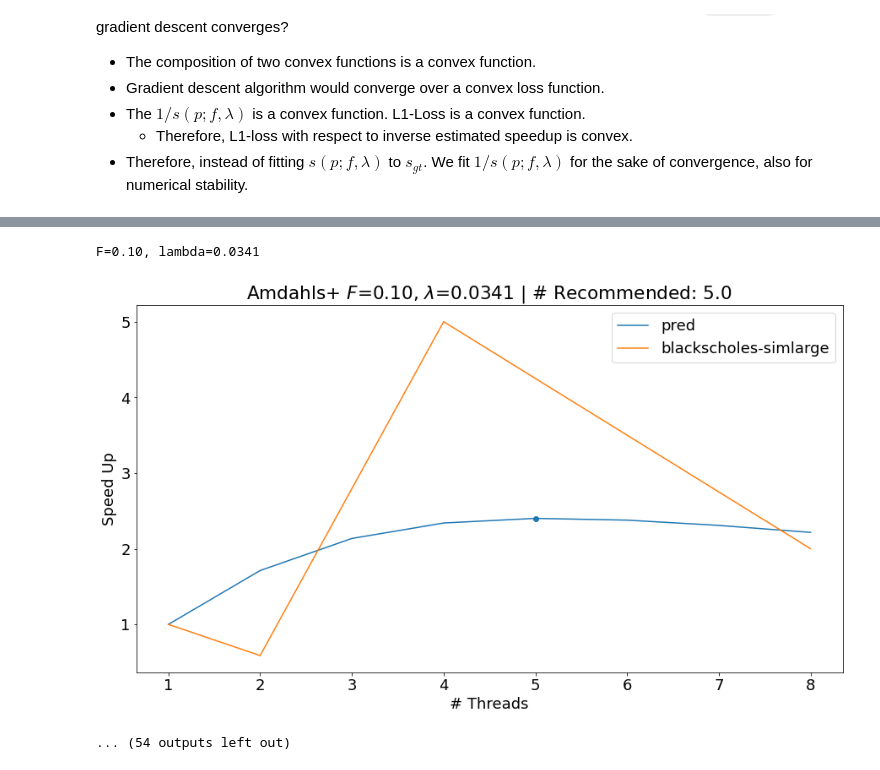
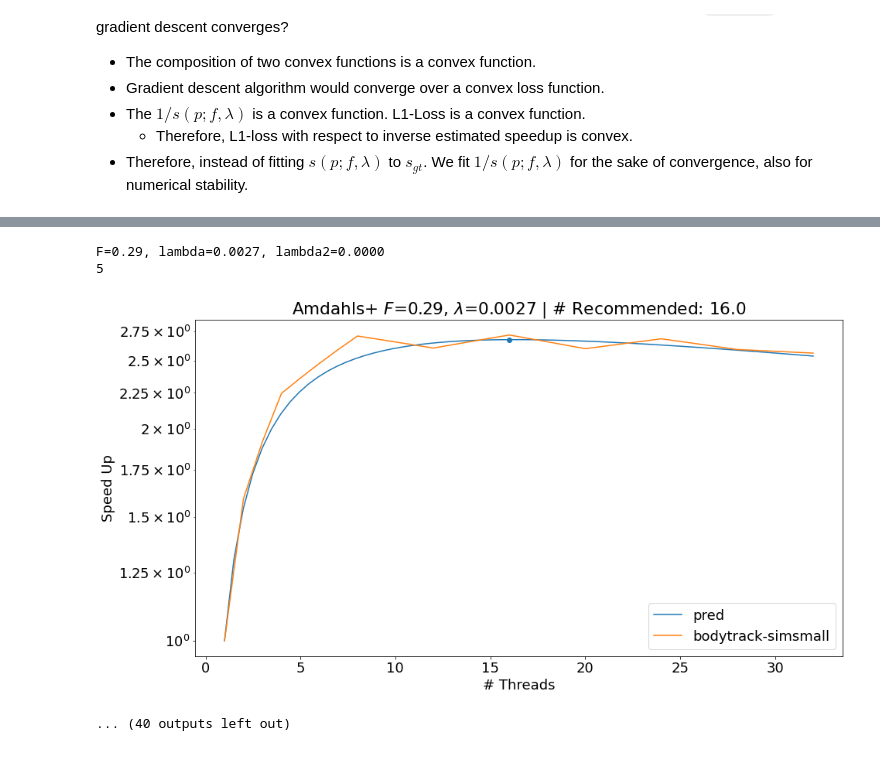
Before and after one commit to liubai01/Multicore-NYU-2021, a Jupyter notebook: Amdahl's law.ipynb, the cells around one changed output, grey strips where cells are left out. Saved outputs shown, nothing was run; the diff lists cells and outputs as text; code cells hidden in the pictures.

```diff
--- a/Amdahl's law.ipynb
+++ b/Amdahl's law.ipynb
@@ -229,67 +222,64 @@ One experiment could be: given thread-speedup curve for a specific task, could w
     - Therefore, L1-loss with respect to inverse estimated speedup is convex.
 - Therefore, instead of fitting $s(p;f, \lambda)$ to $s_{gt}$. We fit $1 / s(p;f, \lambda)$ for the sake of convergence, also for numerical stability.
 # %%
-def amdahl_plus_inv(F, lmd, p):
+def amdahl_plus_inv(F, lmd, lmd2, p):
     # 1e-6 for numerical stability
-    return F + (1 - F) * (1 / (p + 1e-6)) + (p - 1) * lmd
+    return F + (1 - F) * (1 / (p + 1e-6)) + (p - 1) * lmd + (p - 1) * (p - 1) * lmd2
 
 def opt_p(F, lmd):
     ret = np.sqrt((1 - F) / (lmd + 1e-4))
-    return np.clip(ret, a_min=1.0, a_max=8)
+    return np.clip(ret, a_min=1.0, a_max=32)
 
 class Amdahl_Plus(nn.Module):
-    def __init__(self):
+    def __init__(self, sec_ord=False):
         super().__init__()
-        self.F_lmd = nn.Parameter(torch.randn(2,))
+        self.F_lmd = nn.Parameter(torch.randn(3,))
         self.F_lmd.data[0] = -10
         self.F_lmd.data[1] = -10
+        self.F_lmd.data[2] = -15
+        self.sec_ord = float(sec_ord)
 
-    def forward(self, p):
-        F = torch.sigmoid(self.F_lmd[0]) * 0.8 + 0.1
+    def forward(self, p, sec_ord=False):
+        F = torch.sigmoid(self.F_lmd[0])
         lmd = torch.exp(self.F_lmd[1])
+        lmd2 = torch.exp(self.F_lmd[2]) * self.sec_ord
 
         opt_p = torch.sqrt((1 - F)/ (lmd + 1e-4))
 
-        return amdahl_plus_inv(F, lmd, p), opt_p
+        return amdahl_plus_inv(F, lmd, lmd2, p), opt_p
 
     def print_args(self):
-        F = float((torch.sigmoid(self.F_lmd[0]) * 0.8 + 0.1).detach().numpy())
+        F = float((torch.sigmoid(self.F_lmd[0])).detach().numpy())
         lmd = float(torch.exp(self.F_lmd[1]).detach().numpy())
-        print("F={:.2f}, lambda={:.4f}".format(F, lmd))
-        return F, lmd
+        lmd2 = float(torch.exp(self.F_lmd[2]).detach().numpy()) * self.sec_ord
+        print("F={:.2f}, lambda={:.4f}, lambda2={:.4f}".format(F, lmd, lmd2))
+        return F, lmd, lmd2
 
-for idx in range(33):
+
+ts_ = torch.from_numpy(np.linspace(1, 32, num=64)).float()
+
+F_tsks = []
+lmd_tsks = []
+
+
+for idx in range(26):
     # sample one example
     y_spl = y[idx]
-    ts = torch.from_numpy(np.array([1, 2, 4, 8])).float()
-
-    # interplotation
-    y_spl_ = []
-    ts_ = []
-    i = 0
-    for t in range(1, 9):
-        if i + 1 < ts.size()[0] and ts[i + 1] + 1e-3 < t:
-            i += 1
-        a = (t - ts[i]) / (ts[i + 1] - ts[i])
-        y_spl_.append((1 - a) * y_spl[i] + a * y_spl[i + 1])
-        ts_.append(t)
-
-
-    y_spl = torch.from_numpy(np.array(y_spl_)).float()
-    ts= torch.from_numpy(np.array(ts_)).float()
+    ts = torch.from_numpy(np.array([i for i in range(1, 33)])).float()
 
     ap = Amdahl_Plus()
     criterion = nn.L1Loss()
     optimizer = optim.Adam(ap.parameters(), lr=0.08, betas=(0.9, 0.999))
 
-    for epoch in range(750):  # loop over the dataset multiple times
+    for epoch in range(1250):  # loop over the dataset multiple times
         # zero the parameter gradients
         optimizer.zero_grad()
 
         # forward + backward + optimize
         outputs, opt_t_est = ap(ts)
         opt_t = ts[torch.argmax(y_spl)]
-        loss = criterion(outputs, 1.0 / y_spl) + torch.abs(opt_t - opt_t_est) * 0.02 # log for numerical stability
+        reg = torch.abs(opt_t - opt_t_est)
+        loss = criterion(outputs, 1.0 / y_spl) + reg * 0.02 # log for numerical stability
         loss.backward()
         optimizer.step()
 
@@ -300,14 +290,22 @@ for idx in range(33):
 
 #     print('Finished Training')
 
-    F, lmd = ap.print_args()
+    outputs, opt_t_est = ap(ts_)
+    F, lmd, lmd2 = ap.print_args()
+
+    # save (F, lmd) to Fs, lmds
+    F_tsks.append(float(F))
+    lmd_tsks.append(float(lmd))
+
     topt = np.round(opt_p(F, lmd))
 
+    ax = plt.subplot(111)
     plt.rcParams['figure.figsize'] = [15, 8]
-    plt.plot(ts, 1.0 / outputs.detach(), label="pred")
-    plt.plot(ts, y_spl, label=Xlegend[idx][0] + "-" + Xlegend[idx][1])
+    ax.plot(ts_, 1.0 / outputs.detach(), label="pred")
+    ax.plot(ts, y_spl, label=legends[idx][0] + "-" + legends[idx][1])
     plt.title("Amdahls+ $F$={:.2f}, $\lambda$={:.4f} | # Recommended: {}".format(F, lmd, np.round(topt)))
-    plt.scatter([topt], [1.0 / amdahl_plus_inv(F, lmd, topt)])
+    print(idx)
+    ax.scatter([topt], [1.0 / amdahl_plus_inv(F, lmd, lmd2, topt)])
     ax.set_yscale('log')
     plt.ylabel("Speed Up")
     plt.xlabel("# Threads")
@@ -327,3 +330,4 @@ F=0.10, lambda=0.0801
-F=0.10, lambda=0.0341
+F=0.29, lambda=0.0027, lambda2=0.0000
+5
-[figure, old version]
+[figure, new version]
-... (54 outputs left out)
+... (40 outputs left out)
```
Also changed, not shown: parts of 4 cells of this notebook.
